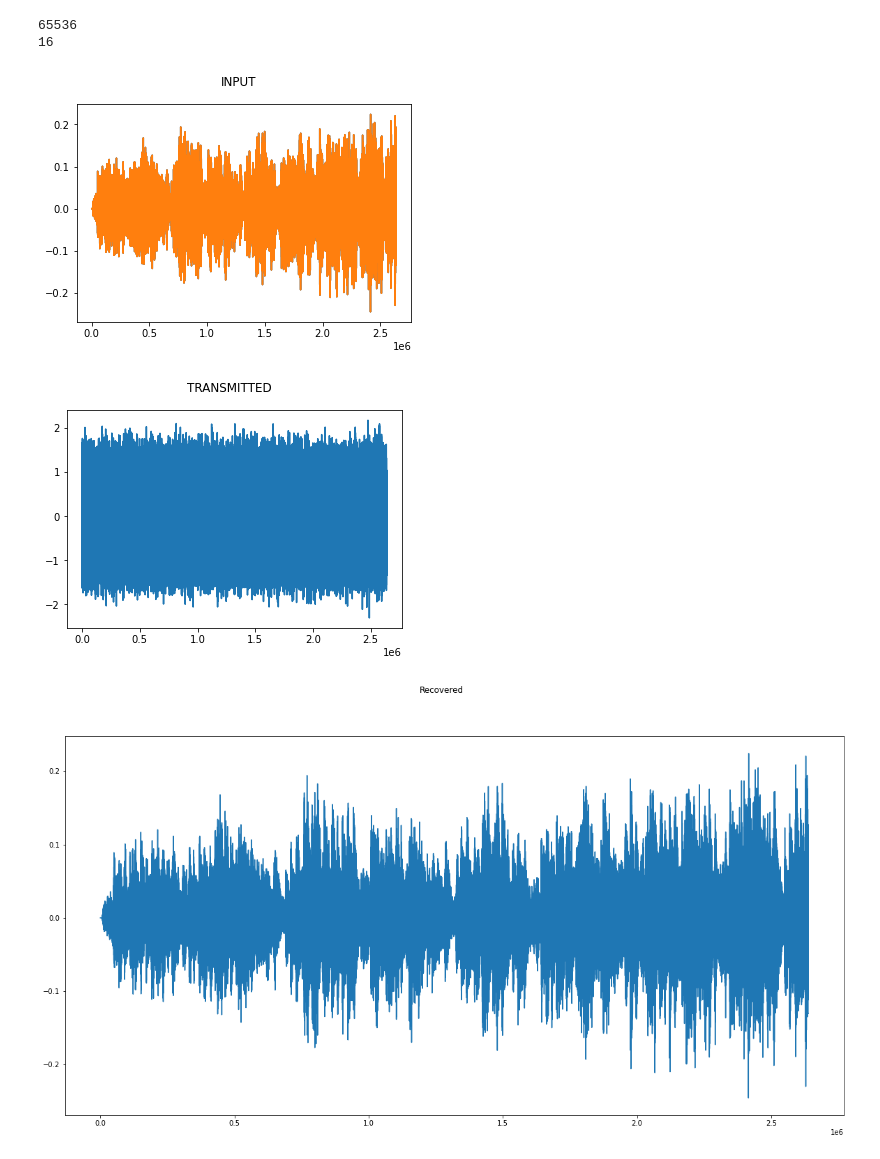
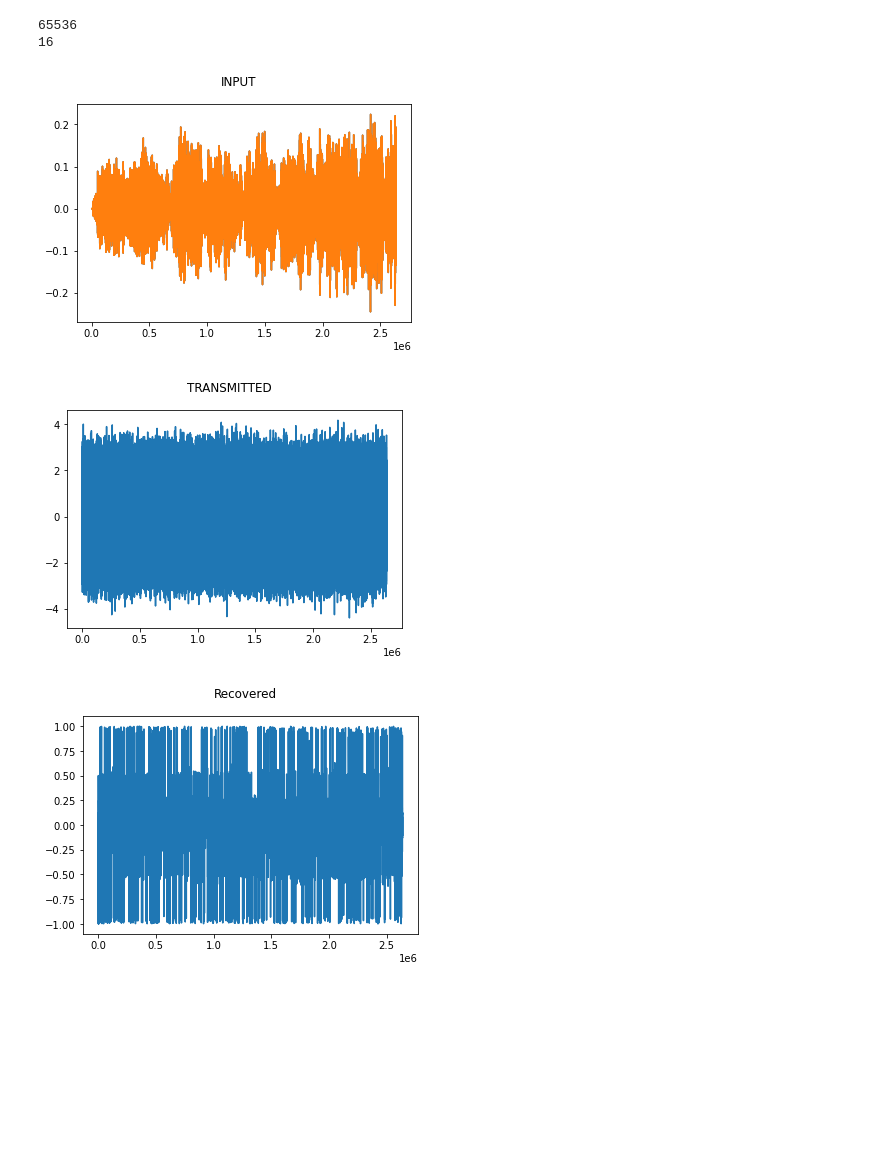
Before and after one commit to shantanutyagi67/CT303_Labs, a Jupyter notebook: lab6/E1.ipynb, the cells around one changed output. Saved outputs shown, nothing was run; the diff lists cells and outputs as text; code cells hidden in the pictures; blank space fills up the shorter version.

```diff
--- a/lab6/E1.ipynb
+++ b/lab6/E1.ipynb
@@ -15,7 +15,7 @@ Amp = 1
 dt = 0.1
 nsamp = int(T/dt)
 # change variance
-var = 0.2
+var = 0.8
 svar = m.sqrt(var)
 
 data1, fs = sf.read(inp)
@@ -105,33 +105,33 @@ for i in range(len(Recv)):
     if j == nsamp - 1:
         Zsamp.append(Recv[i])
         j = 0
     else:
         j += 1
 
 Recov = []
 for i in range(len(Zsamp)):
     if Zsamp[i] < threshHold:
         Recov.append(0)
     if Zsamp[i] > threshHold:
         Recov.append(1)
 
 Xr = []
 i = 0
 while i < len(Recov):
     tmp = []
     for j in range(plevels):
         tmp.append(Recov[i])
         i += 1
     tmp2 = ' '.join(map(str, tmp))
     Xr.append(setH[tmp2])
-plt.figure(3, figsize=(20, 10))
+plt.figure(3)
 plt.plot(Xr)
 plt.suptitle('Recovered')
 sf.write(out, Xr, fs)
 #playsound(out)
 # %% [output]
 65536
 16
 [figure]
-[figure, old version]
+[figure, new version]
-[figure, old version]
+[figure, new version]
```
Also changed, not shown: 8 other files.
